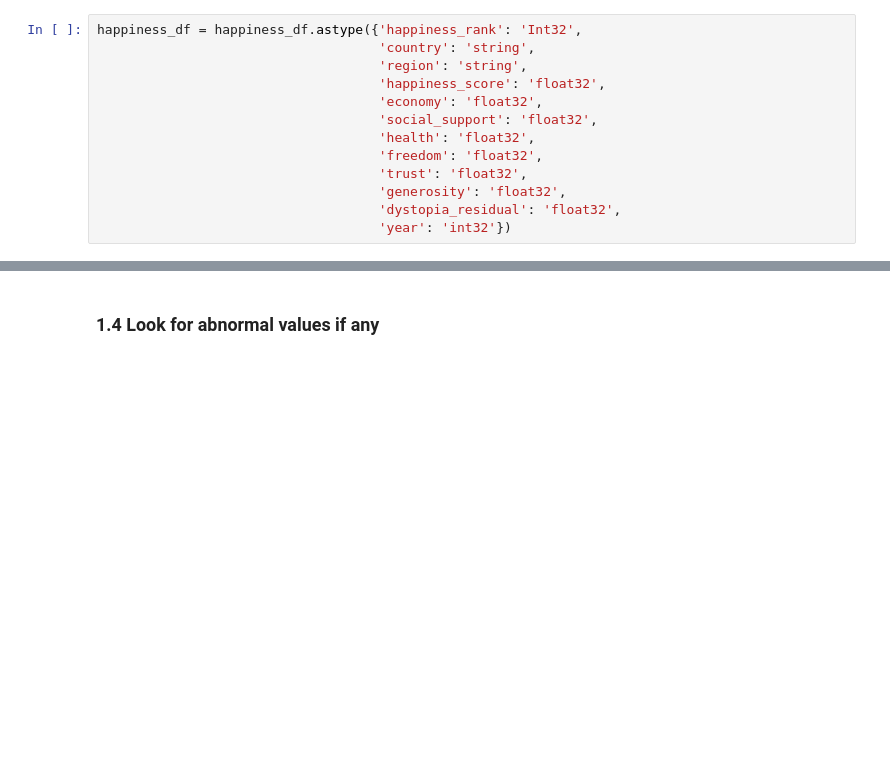
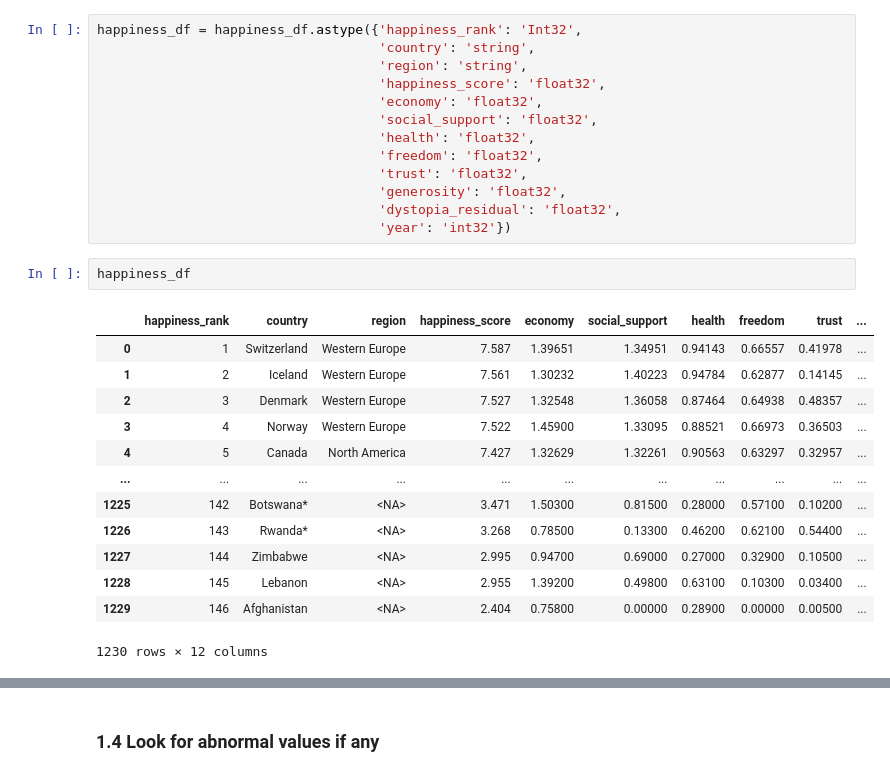
Before and after one commit to elise-chin/dataviz, a Jupyter notebook: data_explo.ipynb, the cells around one changed output, grey strips where cells are left out. Saved outputs shown, nothing was run; the diff lists cells and outputs as text; blank space fills up the shorter version.

```diff
--- a/data_explo.ipynb
+++ b/data_explo.ipynb
@@ -226,3 +231,19 @@ happiness_df = happiness_df.astype({'happiness_rank': 'Int32',
                                     'generosity': 'float32',
                                     'dystopia_residual': 'float32',
                                     'year': 'int32'})
+# %%
+happiness_df
+# %% [output]
+|  | happiness_rank | country | region | happiness_score | economy | social_support | health | freedom | trust | ... |
+| 0 | 1 | Switzerland | Western Europe | 7.587 | 1.39651 | 1.34951 | 0.94143 | 0.66557 | 0.41978 | ... |
+| 1 | 2 | Iceland | Western Europe | 7.561 | 1.30232 | 1.40223 | 0.94784 | 0.62877 | 0.14145 | ... |
+| 2 | 3 | Denmark | Western Europe | 7.527 | 1.32548 | 1.36058 | 0.87464 | 0.64938 | 0.48357 | ... |
+| 3 | 4 | Norway | Western Europe | 7.522 | 1.45900 | 1.33095 | 0.88521 | 0.66973 | 0.36503 | ... |
+| 4 | 5 | Canada | North America | 7.427 | 1.32629 | 1.32261 | 0.90563 | 0.63297 | 0.32957 | ... |
+| ... | ... | ... | ... | ... | ... | ... | ... | ... | ... | ... |
+| 1225 | 142 | Botswana* | <NA> | 3.471 | 1.50300 | 0.81500 | 0.28000 | 0.57100 | 0.10200 | ... |
+| 1226 | 143 | Rwanda* | <NA> | 3.268 | 0.78500 | 0.13300 | 0.46200 | 0.62100 | 0.54400 | ... |
+| 1227 | 144 | Zimbabwe | <NA> | 2.995 | 0.94700 | 0.69000 | 0.27000 | 0.32900 | 0.10500 | ... |
+| 1228 | 145 | Lebanon | <NA> | 2.955 | 1.39200 | 0.49800 | 0.63100 | 0.10300 | 0.03400 | ... |
+| 1229 | 146 | Afghanistan | <NA> | 2.404 | 0.75800 | 0.00000 | 0.28900 | 0.00000 | 0.00500 | ... |
+1230 rows × 12 columns
```
Also changed, not shown: parts of 41 cells of this notebook, 5 other files.
